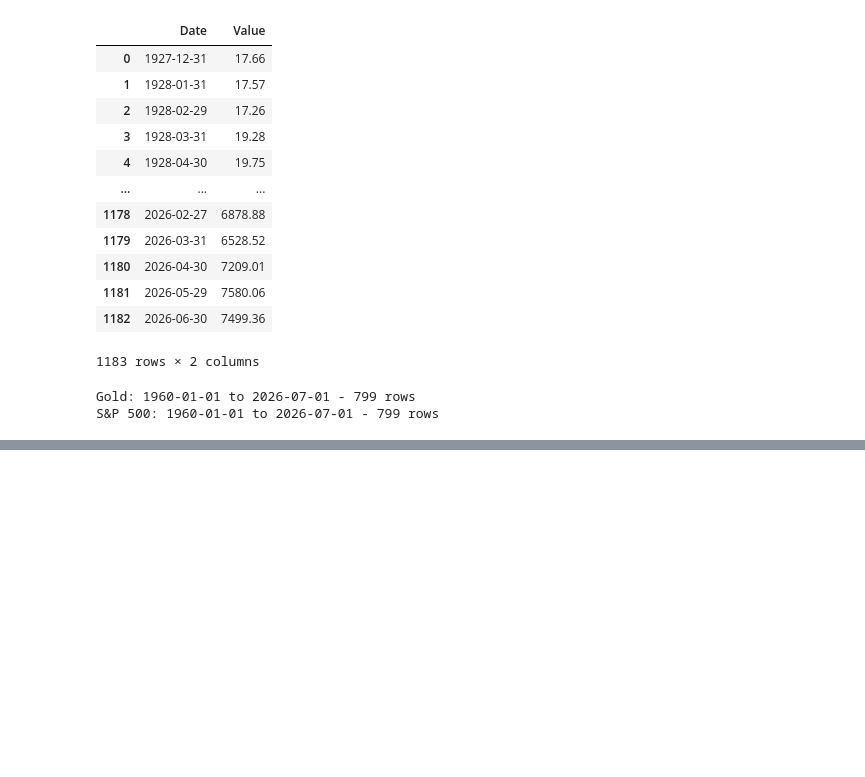
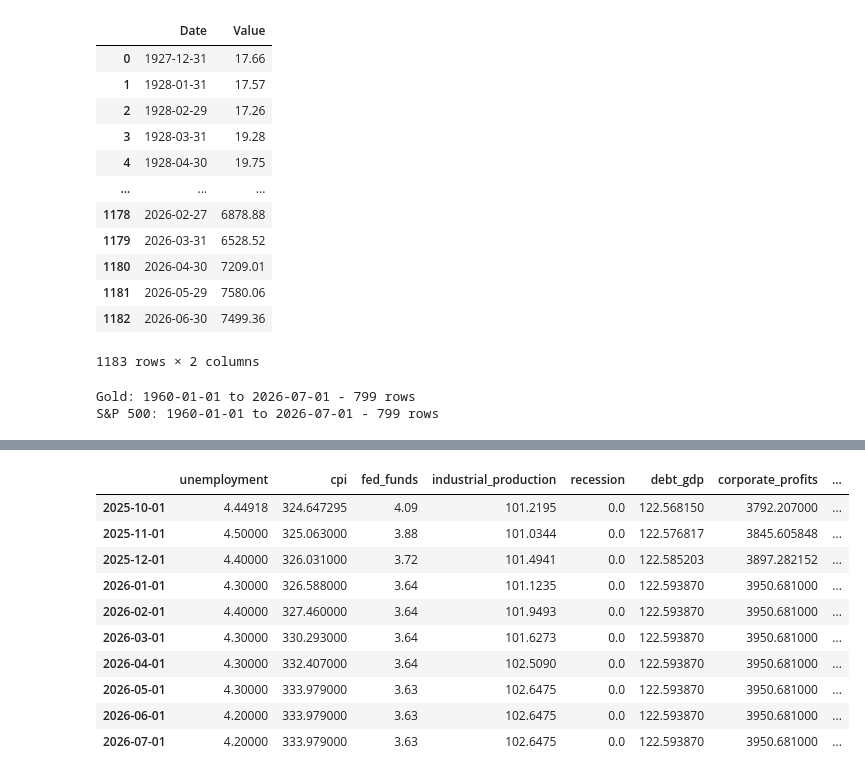
Before and after one commit to DavidHeffernan94/RecessionPredictor, a Jupyter notebook: RecessionPredictor.ipynb, the cells around one changed output, grey strips where cells are left out. Drawn from its saved outputs; the diff is of its cells as text; code cells hidden in the pictures; blank space fills up the shorter version.

```diff
--- a/RecessionPredictor.ipynb
+++ b/RecessionPredictor.ipynb
@@ -315,0 +389,14 @@ S&P 500: 1960-01-01 to 2026-07-01 - 799 rows
+# %%
+df_1987.tail(10)
+# %% [output]
+|  | unemployment | cpi | fed_funds | industrial_production | recession | debt_gdp | corporate_profits | ... |
+| 2025-10-01 | 4.44918 | 324.647295 | 4.09 | 101.2195 | 0.0 | 122.568150 | 3792.207000 | ... |
+| 2025-11-01 | 4.50000 | 325.063000 | 3.88 | 101.0344 | 0.0 | 122.576817 | 3845.605848 | ... |
+| 2025-12-01 | 4.40000 | 326.031000 | 3.72 | 101.4941 | 0.0 | 122.585203 | 3897.282152 | ... |
+| 2026-01-01 | 4.30000 | 326.588000 | 3.64 | 101.1235 | 0.0 | 122.593870 | 3950.681000 | ... |
+| 2026-02-01 | 4.40000 | 327.460000 | 3.64 | 101.9493 | 0.0 | 122.593870 | 3950.681000 | ... |
+| 2026-03-01 | 4.30000 | 330.293000 | 3.64 | 101.6273 | 0.0 | 122.593870 | 3950.681000 | ... |
+| 2026-04-01 | 4.30000 | 332.407000 | 3.64 | 102.5090 | 0.0 | 122.593870 | 3950.681000 | ... |
+| 2026-05-01 | 4.30000 | 333.979000 | 3.63 | 102.6475 | 0.0 | 122.593870 | 3950.681000 | ... |
+| 2026-06-01 | 4.20000 | 333.979000 | 3.63 | 102.6475 | 0.0 | 122.593870 | 3950.681000 | ... |
+| 2026-07-01 | 4.20000 | 333.979000 | 3.63 | 102.6475 | 0.0 | 122.593870 | 3950.681000 | ... |
```
Also changed, not shown: parts of 11 cells of this notebook.
